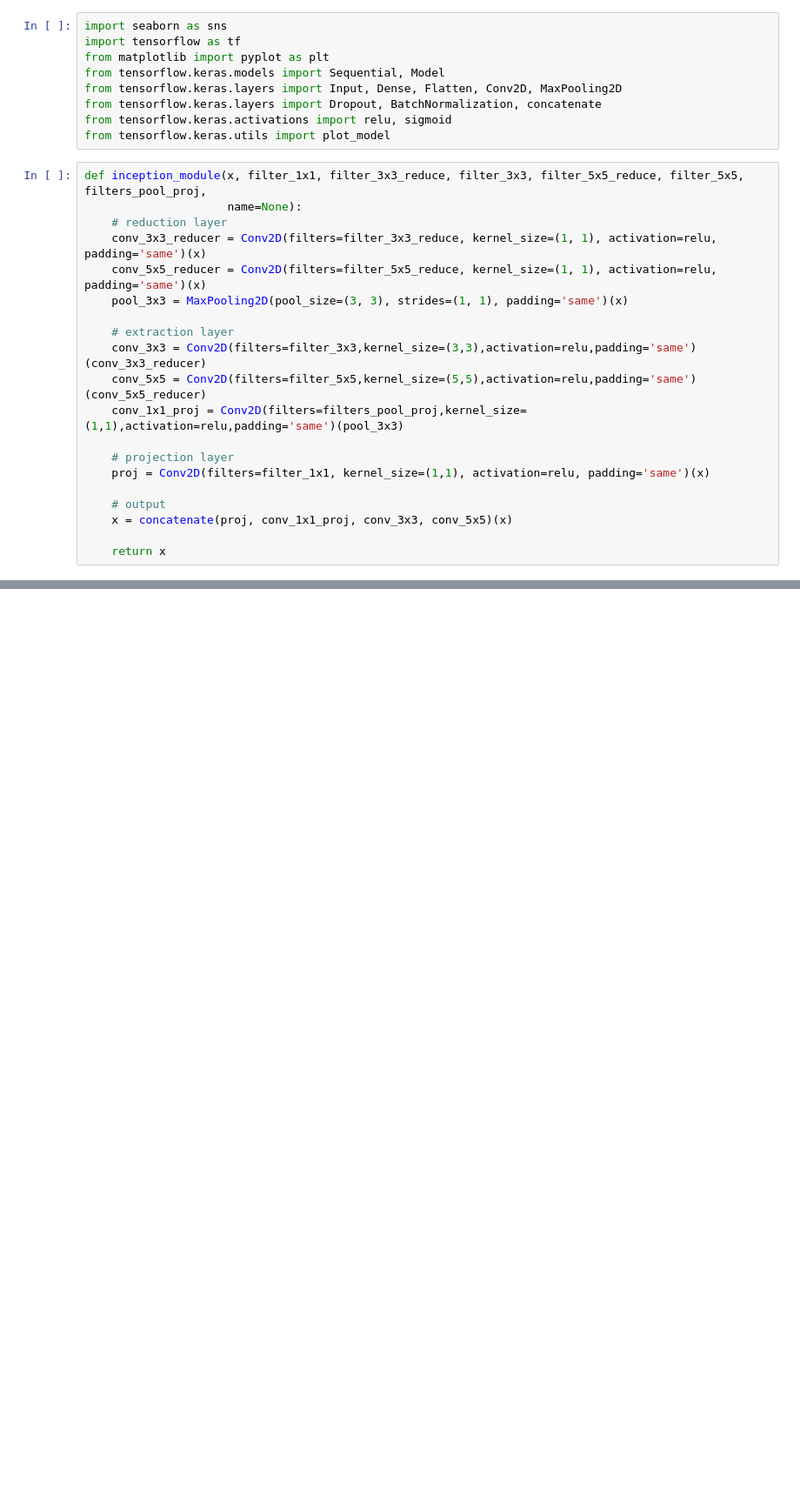
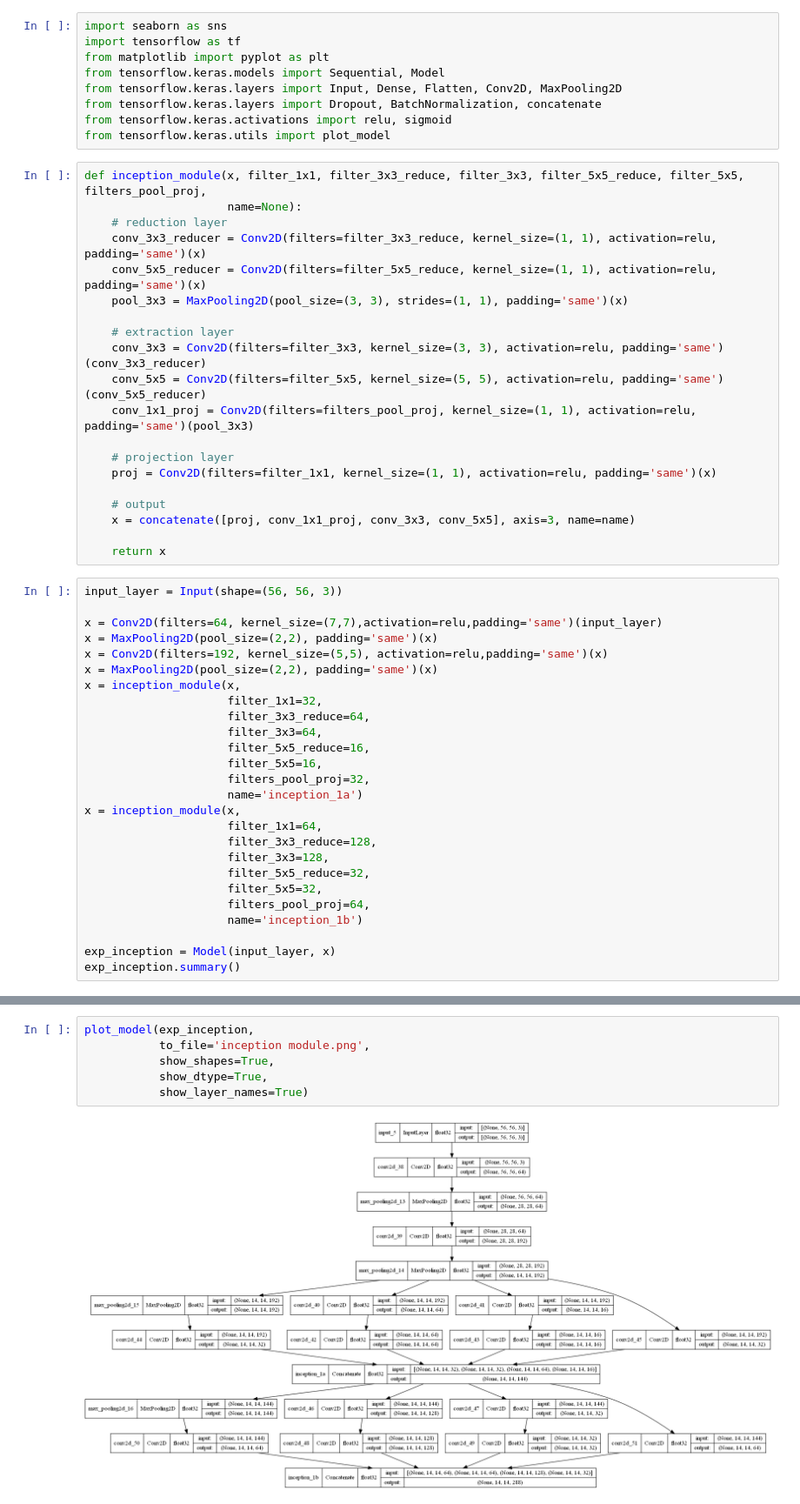
Before and after one commit to ashen007/Identify-Diseases-in-Crops-leaf, a Jupyter notebook: models/architecture/experiment/Inception.ipynb, the cells around one changed output, grey strips where cells are left out. Shown at 87% size. Cells and saved outputs as stored; diff of their text form; blank space fills up the shorter version.

Commit message:
examine inception behavior

```diff
--- a/models/architecture/experiment/Inception.ipynb
+++ b/models/architecture/experiment/Inception.ipynb
@@ -16,14 +16,40 @@ def inception_module(x, filter_1x1, filter_3x3_reduce, filter_3x3, filter_5x5_re
     pool_3x3 = MaxPooling2D(pool_size=(3, 3), strides=(1, 1), padding='same')(x)
 
     # extraction layer
-    conv_3x3 = Conv2D(filters=filter_3x3,kernel_size=(3,3),activation=relu,padding='same')(conv_3x3_reducer)
-    conv_5x5 = Conv2D(filters=filter_5x5,kernel_size=(5,5),activation=relu,padding='same')(conv_5x5_reducer)
-    conv_1x1_proj = Conv2D(filters=filters_pool_proj,kernel_size=(1,1),activation=relu,padding='same')(pool_3x3)
+    conv_3x3 = Conv2D(filters=filter_3x3, kernel_size=(3, 3), activation=relu, padding='same')(conv_3x3_reducer)
+    conv_5x5 = Conv2D(filters=filter_5x5, kernel_size=(5, 5), activation=relu, padding='same')(conv_5x5_reducer)
+    conv_1x1_proj = Conv2D(filters=filters_pool_proj, kernel_size=(1, 1), activation=relu, padding='same')(pool_3x3)
 
     # projection layer
-    proj = Conv2D(filters=filter_1x1, kernel_size=(1,1), activation=relu, padding='same')(x)
+    proj = Conv2D(filters=filter_1x1, kernel_size=(1, 1), activation=relu, padding='same')(x)
 
     # output
-    x = concatenate(proj, conv_1x1_proj, conv_3x3, conv_5x5)(x)
+    x = concatenate([proj, conv_1x1_proj, conv_3x3, conv_5x5], axis=3, name=name)
 
     return x
+# %%
+input_layer = Input(shape=(56, 56, 3))
+
+x = Conv2D(filters=64, kernel_size=(7,7),activation=relu,padding='same')(input_layer)
+x = MaxPooling2D(pool_size=(2,2), padding='same')(x)
+x = Conv2D(filters=192, kernel_size=(5,5), activation=relu,padding='same')(x)
+x = MaxPooling2D(pool_size=(2,2), padding='same')(x)
+x = inception_module(x,
+                     filter_1x1=32,
+                     filter_3x3_reduce=64,
+                     filter_3x3=64,
+                     filter_5x5_reduce=16,
+                     filter_5x5=16,
+                     filters_pool_proj=32,
+                     name='inception_1a')
+x = inception_module(x,
+                     filter_1x1=64,
+                     filter_3x3_reduce=128,
+                     filter_3x3=128,
+                     filter_5x5_reduce=32,
+                     filter_5x5=32,
+                     filters_pool_proj=64,
+                     name='inception_1b')
+
+exp_inception = Model(input_layer, x)
+exp_inception.summary()
@@ -29,0 +74,8 @@ def inception_module(x, filter_1x1, filter_3x3_reduce, filter_3x3, filter_5x5_re
+# %%
+plot_model(exp_inception,
+           to_file='inception module.png',
+           show_shapes=True,
+           show_dtype=True,
+           show_layer_names=True)
+# %% [output]
+[figure, added]
```
Also changed, not shown: parts of 2 cells of this notebook, 2 other files.
